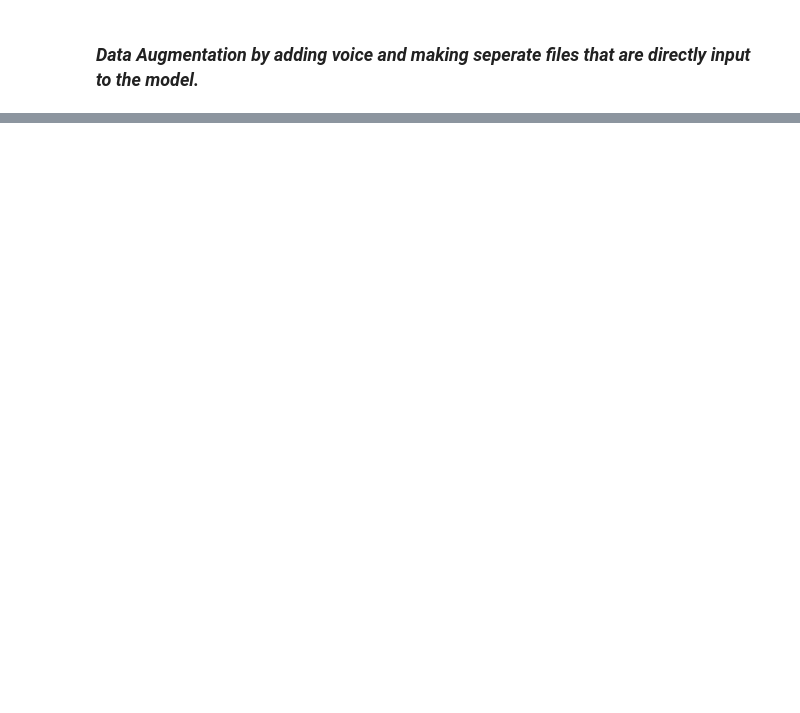
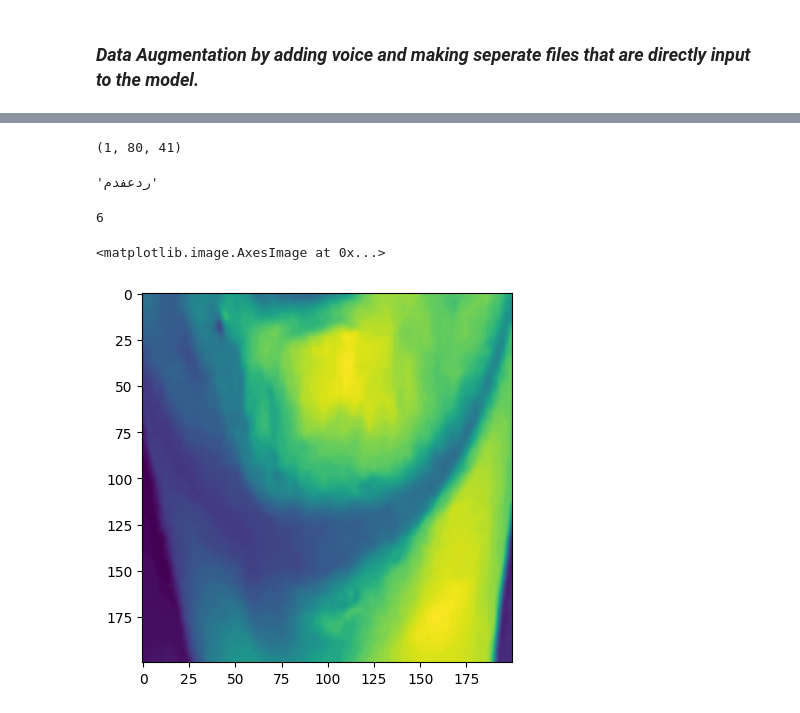
Before and after one commit to LaaraibAhmed/Lip_Read_English, a Jupyter notebook: lipread_model_urdu.ipynb, the cells around one changed output, grey strips where cells are left out. Drawn from its saved outputs; the diff is of its cells as text; code cells hidden in the pictures; blank space fills up the shorter version.

Commit message:
completed model and data pipeline except saving model files

```diff
--- a/lipread_model_urdu.ipynb
+++ b/lipread_model_urdu.ipynb
@@ -1162,24 +1111,19 @@ tf.Tensor([], shape=(0,), dtype=float32)
 # %%
 from keras.api._v2.keras.layers import Flatten
-train=data.take(100)
-test=data.skip(100)
 
 mymodel=tf.keras.models.Sequential()
-mymodel.add(tf.keras.layers.Conv3D(64,3,input_shape=(80,1080,1920,1),activation="relu",padding="same"))
-mymodel.add(tf.keras.layers.MaxPool3D((1,2,2)))
-
-mymodel.add(tf.keras.layers.Conv3D(64,3,activation="relu",padding="same"))
-mymodel.add(tf.keras.layers.MaxPool3D((1,2,2)))
+mymodel.add(tf.keras.layers.Conv3D(32,3,input_shape=(80,200,200,1),activation="relu",padding="same"))
+mymodel.add(tf.keras.layers.MaxPool3D((1,8,8)))
 
 mymodel.add(tf.keras.layers.Conv3D(32,3,activation="relu",padding="same"))
-mymodel.add(tf.keras.layers.MaxPool3D((1,2,2)))
+mymodel.add(tf.keras.layers.MaxPool3D((1,5,5)))
 
 mymodel.add(tf.keras.layers.TimeDistributed(Flatten()))
 
 mymodel.add(tf.keras.layers.Bidirectional(tf.keras.layers.LSTM(64,kernel_initializer="orthogonal",return_sequences=True)))
-mymodel.add(tf.keras.layers.Dropout(0.25))
+mymodel.add(tf.keras.layers.Dropout(0.2))
 
 mymodel.add(tf.keras.layers.Bidirectional(tf.keras.layers.LSTM(64,kernel_initializer="orthogonal",return_sequences=True)))
-mymodel.add(tf.keras.layers.Dropout(0.25))
+mymodel.add(tf.keras.layers.Dropout(0.2))
 
 mymodel.add(tf.keras.layers.Dense(char_to_num_layer.vocabulary_size()+1,kernel_initializer="he_normal",activation="softmax"))
@@ -1240,10 +1195,12 @@ class exmpl(tf.keras.callbacks.Callback):
     print("~"*20)
 # %%
 def scheduler(epoch, lr):
-    if epoch < 1:
+    if epoch < 50:
         return lr
     else:
         return lr * tf.math.exp(-0.1)
+
+# checkpoint_callback = ModelCheckpoint(os.path.join('models','checkpoint'), monitor='loss', save_weights_only=True)
 # %%
 # tensor = tf.constant([[1, 2], [3, 4], [5, 6]])
 # dataset = tf.data.Dataset.from_tensor_slices(tensor)
@@ -1259,5 +1220,5 @@ mymodel.compile(optimizer=tf.keras.optimizers.Adam(learning_rate=0.0001),loss=CT
 # modelchkpnt=ModelCheckpoint(os.path.join("models","checkpoints"))
 schedulerchkpnt=LearningRateScheduler(scheduler)
 # exple=exmpl(test)
-mymodel.fit(train,validation_data=test,epochs=1,callbacks=[schedulerchkpnt])
+mymodel.fit(train_ds,validation_data=test_ds,epochs=100,callbacks=[schedulerchkpnt])
 # %% [output]
@@ -1271,0 +1237,4 @@ InvalidArgumentError: ignored
+# %%
+sample = train_ds.as_numpy_iterator()
+
+val = sample.next()
@@ -1271,0 +1249,4 @@ InvalidArgumentError: ignored
+# %%
+result.shape
+# %% [output]
+(1, 80, 41)
@@ -1271,0 +1257,15 @@ InvalidArgumentError: ignored
+# %%
+answer[0].numpy().decode('utf-8')
+# %% [output]
+'ردعفدم'
+# %%
+len(answer[0].numpy().decode('utf-8'))
+# %% [output]
+6
+# %%
+import matplotlib.pyplot as plt
+plt.imshow(val[0][0][2])
+# val
+# %% [output]
+<matplotlib.image.AxesImage at 0x...>
+[figure, added]
```
Also changed, not shown: parts of 51 cells of this notebook, 3 other files.
